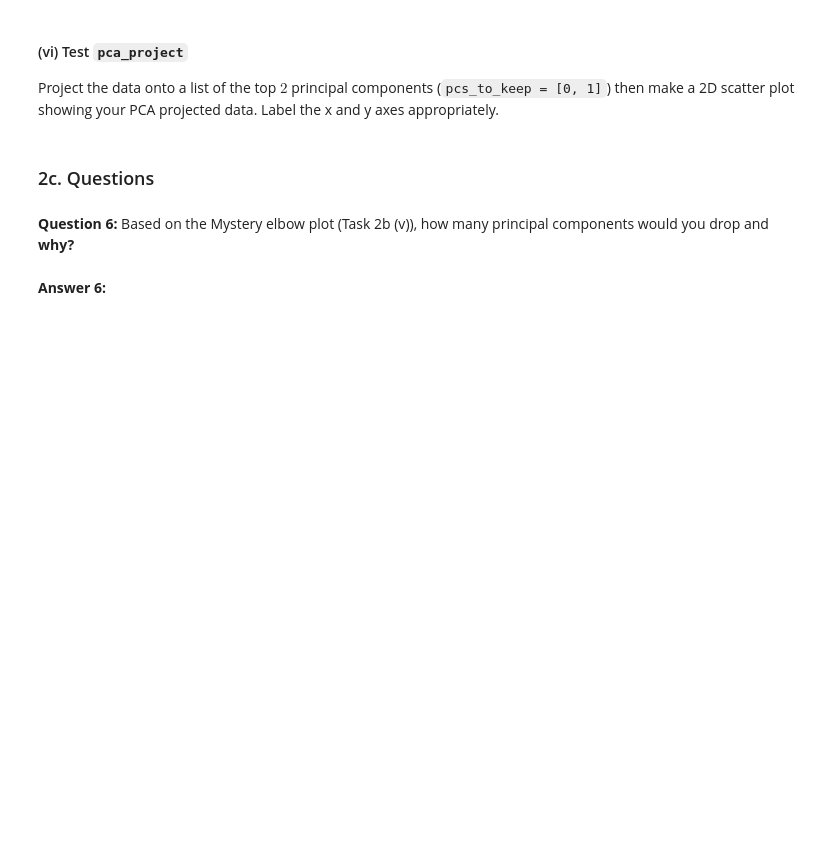
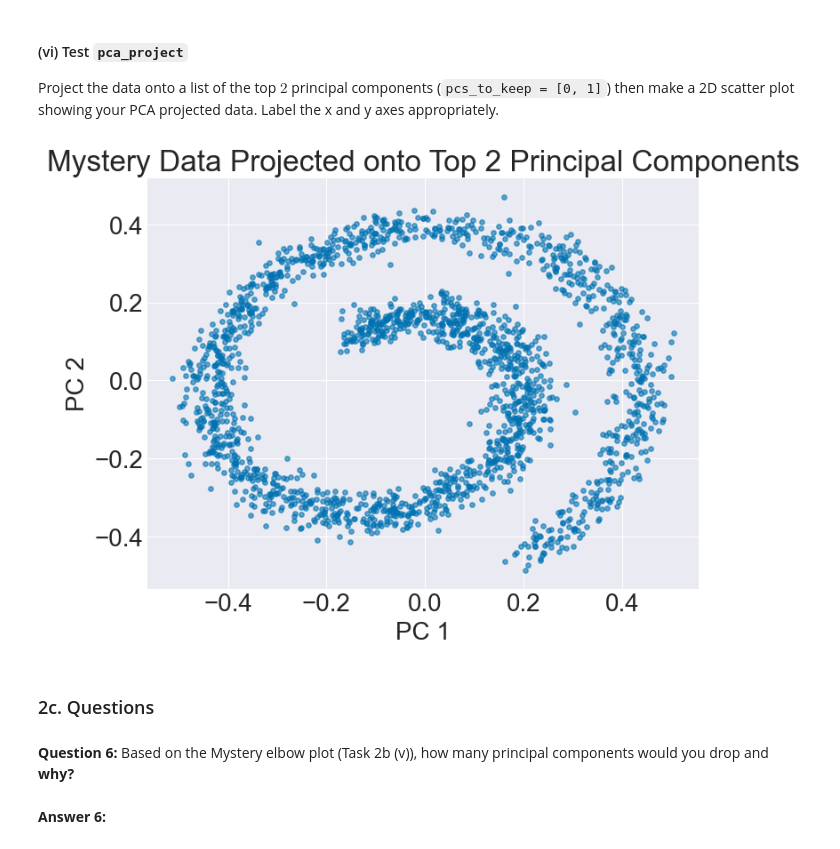
Before and after one commit to LLLgoyour/cs252, a Jupyter notebook: project/p4/pca.ipynb, the cells around one changed output. Drawn from its saved outputs; the diff is of its cells as text; code cells hidden in the pictures; blank space fills up the shorter version.

Commit message:
update lab 8 and project 4

````diff
--- a/project/p4/pca.ipynb
+++ b/project/p4/pca.ipynb
@@ -47,8 +47,7 @@ Your code should print something that looks like this:
 ```
 # %%
 # YOUR CODE HERE
-mys_data = pd.read_csv('data/mystery.csv', delimiter=',')
-arr = mys_data[['x', 'y', 'z']]
-print(arr[:,5])
-mys_pca = pca(mys_data)
+mys_data = pd.read_csv('data/mystery.csv')[['x', 'y', 'z']]
+print(mys_data.head())
+mys_pca = pca.PCA(mys_data)
 # %% [output]
@@ -156,3 +214,15 @@ Project the data onto a list of the top $2$ principal components (`pcs_to_keep =
+# %%
+# YOUR CODE HERE
+pcs_to_keep = [0, 1]
+mys_pca_proj = mys_pca.pca_project(pcs_to_keep)
+plt.figure(figsize=(8, 6))
+plt.scatter(mys_pca_proj[:, 0], mys_pca_proj[:, 1], s=15, alpha=0.6)
+plt.xlabel('PC 1')
+plt.ylabel('PC 2')
+plt.title('Mystery Data Projected onto Top 2 Principal Components')
+plt.show()
+# %% [output]
+[figure, added]
 # %% [markdown]
 ### 2c. Questions
 # %% [markdown]
````
Also changed, not shown: parts of 13 cells of this notebook, 9 other files.
